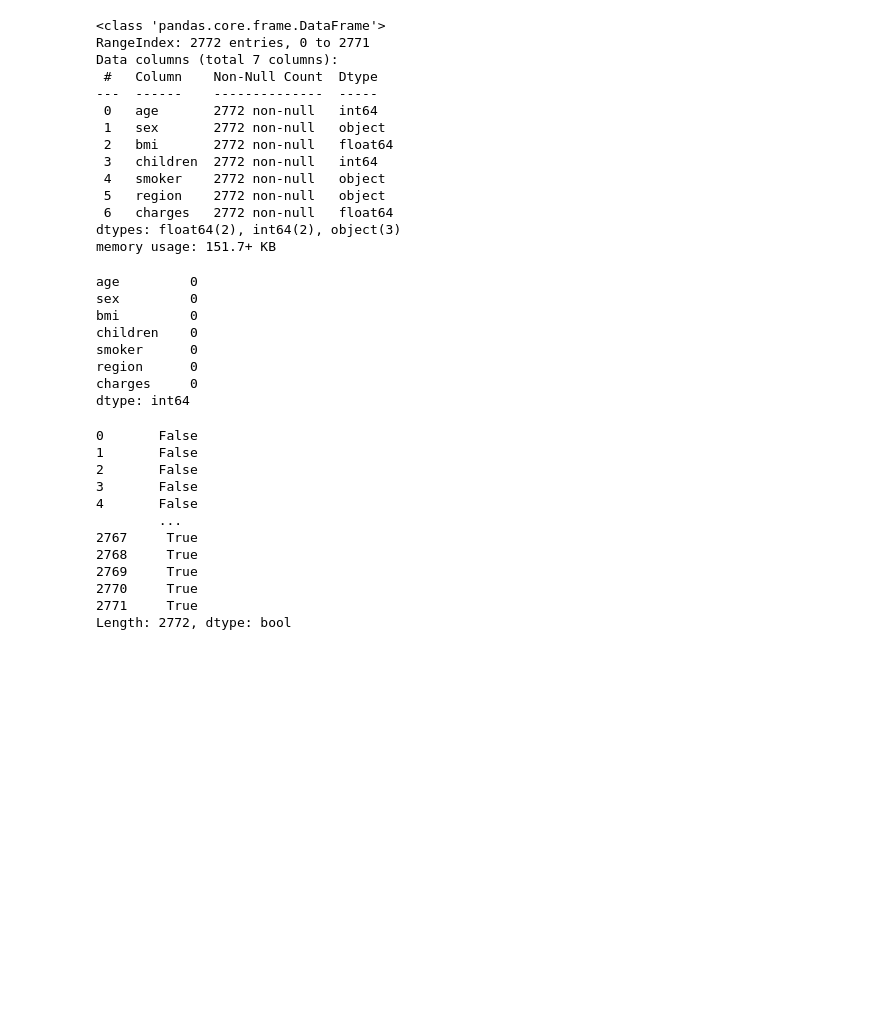
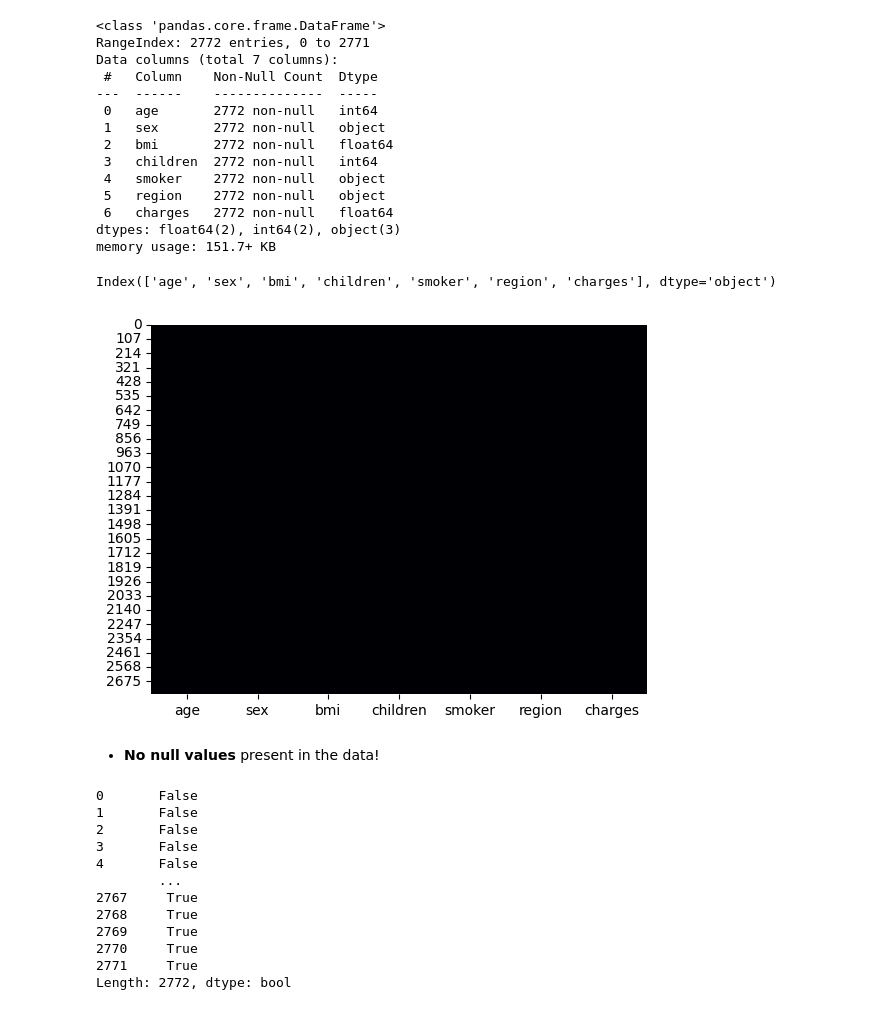
Before and after one commit to c-navya-nirmala/Medical-insurance-price-prediction, a Jupyter notebook: Medical insurance price prediction.ipynb, the cells around one changed output. Saved outputs shown, nothing was run; the diff lists cells and outputs as text; code cells hidden in the pictures; blank space fills up the shorter version.

```diff
--- a/Medical insurance price prediction.ipynb
+++ b/Medical insurance price prediction.ipynb
@@ -40,17 +70,16 @@ Data columns (total 7 columns):
  6   charges   2772 non-null   float64
 dtypes: float64(2), int64(2), object(3)
 memory usage: 151.7+ KB
+# %%
+df.columns
+# %% [output]
+Index(['age', 'sex', 'bmi', 'children', 'smoker', 'region', 'charges'], dtype='object')
 # %%
-df.isnull().sum()
+sns.heatmap(df.isnull(),cmap = 'magma',cbar = False);
 # %% [output]
-age         0
-sex         0
-bmi         0
-children    0
-smoker      0
-region      0
-charges     0
-dtype: int64
+[figure, added]
+# %% [markdown]
+- **No null values** present in the data!
 # %%
 df.duplicated()
 # %% [output]
```
Also changed, not shown: parts of 43 cells of this notebook.
